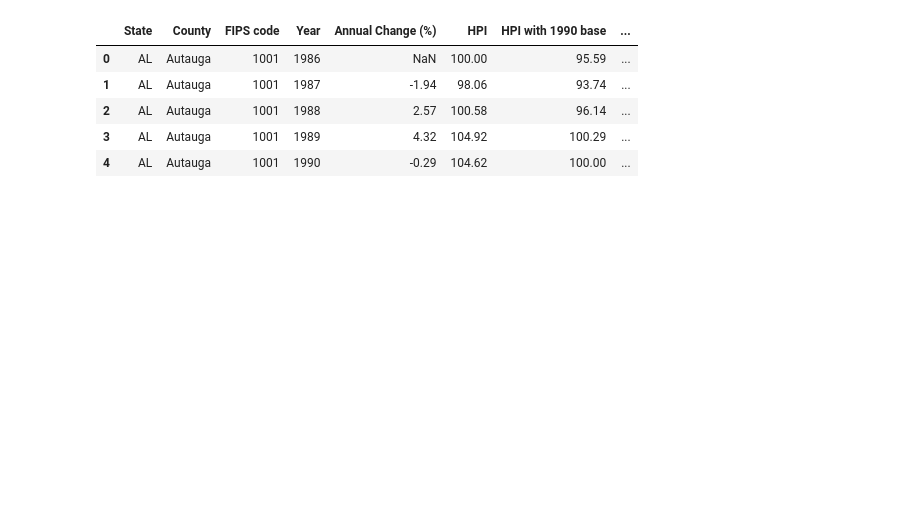
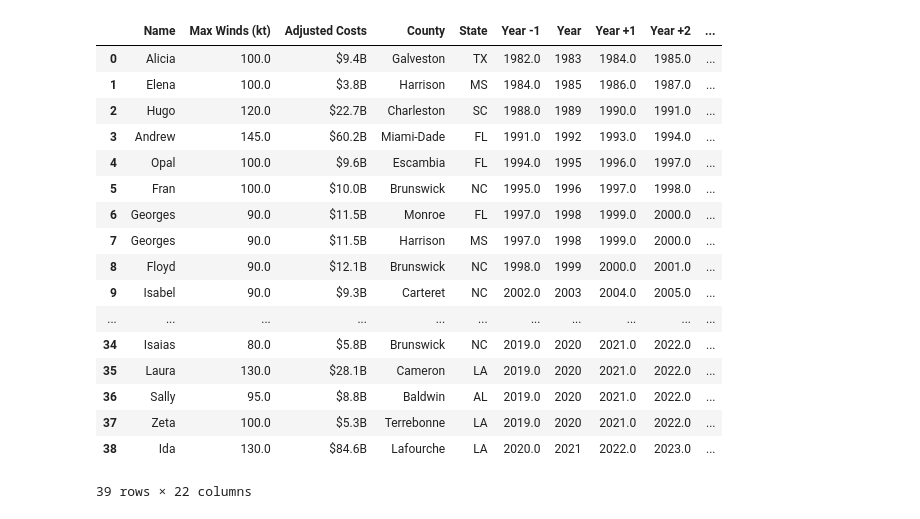
Before and after one commit to chrisadamsv/Dream-Team-Project1, a Jupyter notebook: Project_Data/Chris_work.ipynb, the cells around one changed output. Cells and saved outputs as stored; diff of their text form; code cells hidden in the pictures; blank space fills up the shorter version.

```diff
--- a/Project_Data/Chris_work.ipynb
+++ b/Project_Data/Chris_work.ipynb
@@ -9,0 +261,3 @@ from scipy.stats import linregress
+# %%
+hpi_df_csv = pd.read_csv('Output_CSVs/hpi_df.csv')
+hpi_df_csv.head()
@@ -9,0 +271,5 @@ from scipy.stats import linregress
+# %%
+#Create an aggregate table to determine mean and median by year by state and by nation
+by_nation = hpi_df_csv.groupby(['Year'])
+change_by_nation = by_nation['Annual Change (%)'].agg(['mean'])
+change_by_nation.head()
@@ -9,0 +344,8 @@ from scipy.stats import linregress
+# %%
+#Add the state and national data to the HPI dataframe
+merged_df = pd.merge(hpi_df_csv,change_by_nation,on = ['Year'],how='outer')
+merged_df2 = pd.merge(merged_df,change_by_state,on=['Year','State'],how='outer')
+clean_new_hpi = merged_df2.rename(columns={'mean_x':'National AC Mean','median_x':'National AC Median',
+                                          'mean_y':'State AC Mean','median_y':'State AC Median'})
+#Display dataframe
+clean_new_hpi.head()
@@ -9,0 +360,4 @@ from scipy.stats import linregress
+# %%
+#Merge HPI data with hurricane data
+hurricane_hpi_df = pd.merge(hurricanes_df,clean_new_hpi,on=['Year','County','State'],how='inner')
+hurricane_hpi_df.head()
@@ -10,17 +372,38 @@ from scipy.stats import linregress
+# %%
+#Make a new dataframe with only relevant columns
+clean_hurricane_hpi_df = hurricane_hpi_df[['Name','Max Winds (kt)','Adjusted Costs','County','State',
+                        'Year -1','Year','Year +1','Year +2',
+                        'Annual Change (%) -1','Annual Change (%)','Annual Change (%) +1','Annual Change (%) +2',
+                        'HPI -1','HPI','HPI +1','HPI +2',
+                        'National AC Mean -1','National AC Mean','National AC Mean +1','National AC Mean +2',
+                        'State AC Mean']]
+clean_hurricane_hpi_df = clean_hurricane_hpi_df[(clean_hurricane_hpi_df['Year']<2022) & (clean_hurricane_hpi_df['Year']>1980)]
+clean_hurricane_hpi_df
+# %% [output]
+|  | Name | Max Winds (kt) | Adjusted Costs | County | State | Year -1 | Year | Year +1 | Year +2 | ... |
+| 0 | Alicia | 100.0 | $9.4B | Galveston | TX | 1982.0 | 1983 | 1984.0 | 1985.0 | ... |
+| 1 | Elena | 100.0 | $3.8B | Harrison | MS | 1984.0 | 1985 | 1986.0 | 1987.0 | ... |
+| 2 | Hugo | 120.0 | $22.7B | Charleston | SC | 1988.0 | 1989 | 1990.0 | 1991.0 | ... |
+| 3 | Andrew | 145.0 | $60.2B | Miami-Dade | FL | 1991.0 | 1992 | 1993.0 | 1994.0 | ... |
+| 4 | Opal | 100.0 | $9.6B | Escambia | FL | 1994.0 | 1995 | 1996.0 | 1997.0 | ... |
+| 5 | Fran | 100.0 | $10.0B | Brunswick | NC | 1995.0 | 1996 | 1997.0 | 1998.0 | ... |
+| 6 | Georges | 90.0 | $11.5B | Monroe | FL | 1997.0 | 1998 | 1999.0 | 2000.0 | ... |
+| 7 | Georges | 90.0 | $11.5B | Harrison | MS | 1997.0 | 1998 | 1999.0 | 2000.0 | ... |
+| 8 | Floyd | 90.0 | $12.1B | Brunswick | NC | 1998.0 | 1999 | 2000.0 | 2001.0 | ... |
+| 9 | Isabel | 90.0 | $9.3B | Carteret | NC | 2002.0 | 2003 | 2004.0 | 2005.0 | ... |
+| ... | ... | ... | ... | ... | ... | ... | ... | ... | ... | ... |
+| 34 | Isaias | 80.0 | $5.8B | Brunswick | NC | 2019.0 | 2020 | 2021.0 | 2022.0 | ... |
+| 35 | Laura | 130.0 | $28.1B | Cameron | LA | 2019.0 | 2020 | 2021.0 | 2022.0 | ... |
+| 36 | Sally | 95.0 | $8.8B | Baldwin | AL | 2019.0 | 2020 | 2021.0 | 2022.0 | ... |
+| 37 | Zeta | 100.0 | $5.3B | Terrebonne | LA | 2019.0 | 2020 | 2021.0 | 2022.0 | ... |
+| 38 | Ida | 130.0 | $84.6B | Lafourche | LA | 2020.0 | 2021 | 2022.0 | 2023.0 | ... |
+39 rows × 22 columns
 # %%
 #Save hurricanes df to directory
-hurricanes_df = pd.read_csv('Output_CSVs/hurricanes_df.csv')
+hurricanes_df.to_csv('Output_CSVs/hurricanes_df.csv',index=False)
 
 #Save Merged df to directory
-hpi_df = pd.read_csv('Output_CSVs/hpi_df.csv')
+clean_new_hpi.to_csv('Output_CSVs/clean_new_hpi.csv',index=False)
 
 #Save clean df as CSV to directory
-clean_hurricane_hpi_df = pd.read_csv('Output_CSVs/clean_hurricane_hpi_data.csv')
-hpi_df.head()
+clean_hurricane_hpi_df.to_csv('Output_CSVs/clean_hurricane_hpi_data.csv',index=False)
-# %% [output]
-|  | State | County | FIPS code | Year | Annual Change (%) | HPI | HPI with 1990 base | ... |
-| 0 | AL | Autauga | 1001 | 1986 | NaN | 100.00 | 95.59 | ... |
-| 1 | AL | Autauga | 1001 | 1987 | -1.94 | 98.06 | 93.74 | ... |
-| 2 | AL | Autauga | 1001 | 1988 | 2.57 | 100.58 | 96.14 | ... |
-| 3 | AL | Autauga | 1001 | 1989 | 4.32 | 104.92 | 100.29 | ... |
-| 4 | AL | Autauga | 1001 | 1990 | -0.29 | 104.62 | 100.00 | ... |
```
Also changed, not shown: parts of 21 cells of this notebook, 2 other files.
